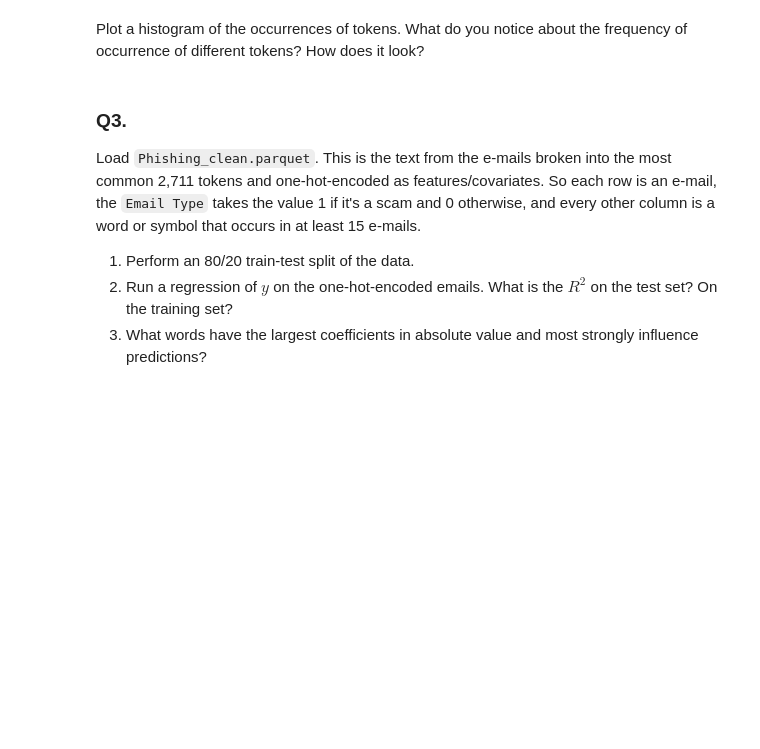
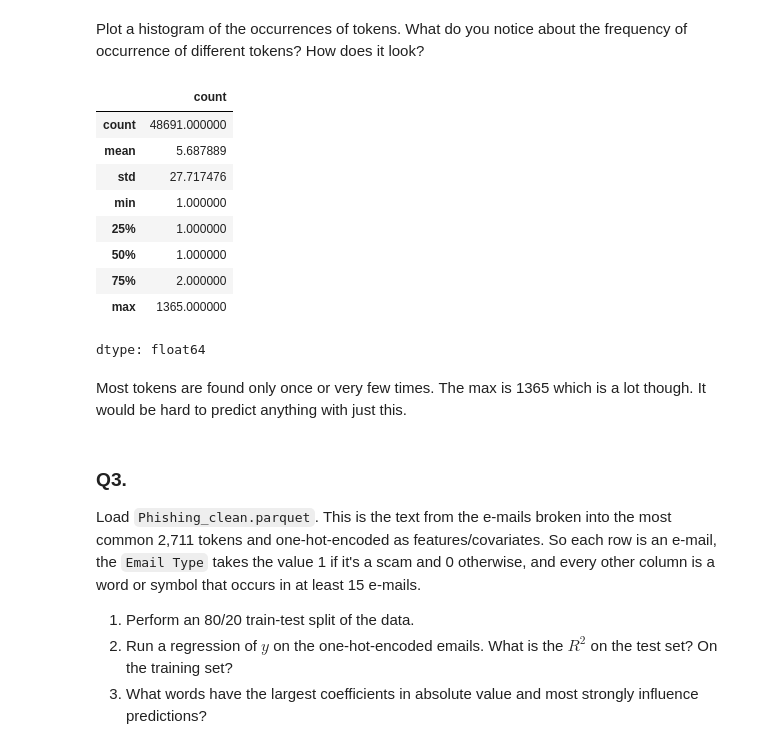
Before and after one commit to briseek/PCA3001, a Jupyter notebook: 05_PCA/assignment.ipynb, the cells around one changed output. Drawn from its saved outputs; the diff is of its cells as text; code cells hidden in the pictures; blank space fills up the shorter version.

```diff
--- a/05_PCA/assignment.ipynb
+++ b/05_PCA/assignment.ipynb
@@ -52,5 +60,20 @@ token_freq = token_count.most_common()
 # %% [markdown]
 Plot a histogram of the occurrences of tokens. What do you notice about the frequency of occurrence of different tokens? How does it look?
+# %%
+gdf['count'].describe()
+# %% [output]
+|  | count |
+| count | 48691.000000 |
+| mean | 5.687889 |
+| std | 27.717476 |
+| min | 1.000000 |
+| 25% | 1.000000 |
+| 50% | 1.000000 |
+| 75% | 2.000000 |
+| max | 1365.000000 |
+dtype: float64
+# %% [markdown]
+Most tokens are found only once or very few times. The max is 1365 which is a lot though. It would be hard to predict anything with just this.
 # %% [markdown]
 ### Q3.
 
```
Also changed, not shown: parts of 10 cells of this notebook.
